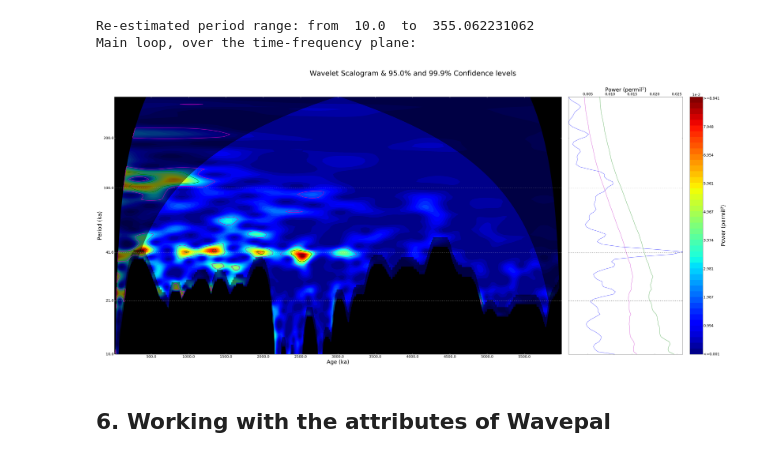
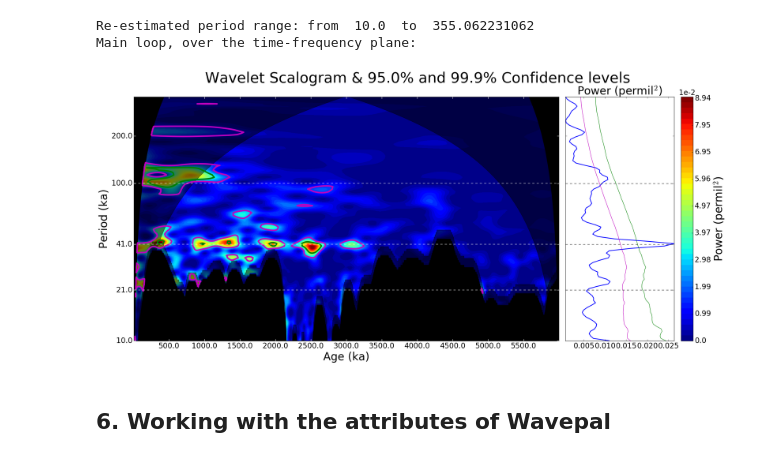
Before and after one commit to guillaumelenoir/WAVEPAL, a Jupyter notebook: examples/Quick_start.ipynb, the cells around one changed output. Cells and saved outputs as stored; diff of their text form; code cells hidden in the pictures.

Commit message:
New size for the scalogram figures

```diff
--- a/examples/Quick_start.ipynb
+++ b/examples/Quick_start.ipynb
@@ -274,12 +274,12 @@ Weights for the scalogram and Shannon-Nyquist exclusion zone:
 Re-estimated period range: from  10.0  to  355.062231062
 Main loop, over the time-frequency plane:
 # %%
-plot_scalogram=y.plot_scalogram(color_cl_anal=['m','g'],fontsize_title=40,fontsize_ticks=20,fontsize_axes=30,time_string=time_string,period_string=period_string,dashed_periods=dashed_periods)
+plot_scalogram=y.plot_scalogram(color_cl_anal=['m','g'],fontsize_title=40,fontsize_ticks=20,fontsize_axes=30,time_string=time_string,period_string=period_string,dashed_periods=dashed_periods,linewidth_cl=4,global_scal_xlabel_ticks="bottom",decimals=2,linewidth_gscal=2.0)
 fig = plt.gcf()
-fig.set_size_inches(52, 26)
+fig.set_size_inches(24,12)
 plot_scalogram.show()
 # %% [output]
-[figure, old version]
+[figure, new version]
 # %% [markdown]
 ## 6. Working with the attributes of Wavepal
 # %% [markdown]
```
Also changed, not shown: parts of 3 cells of this notebook.
